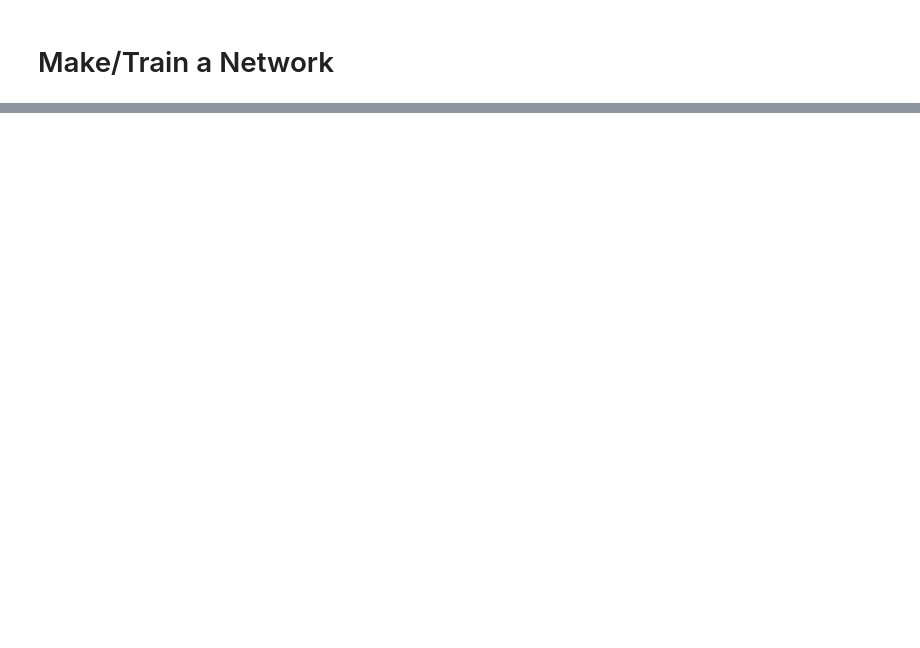
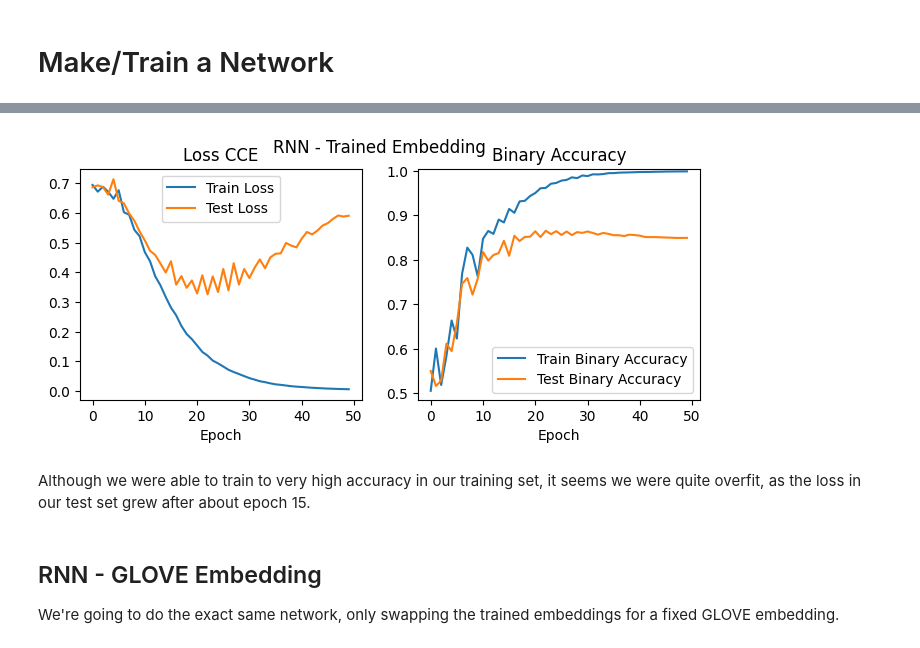
Before and after one commit to eliweissler/CSCI_5576_HW, a Jupyter notebook: assignment_3_keras_tf/problem4.ipynb, the cells around one changed output, grey strips where cells are left out. Cells and saved outputs as stored; diff of their text form; code cells hidden in the pictures; blank space fills up the shorter version.

```diff
--- a/assignment_3_keras_tf/problem4.ipynb
+++ b/assignment_3_keras_tf/problem4.ipynb
@@ -34,10 +41,10 @@ skip_top = 0
 
 # Only the num_words most frequent words are kept.
 # Anything less frequent is treated as oov
-num_words = 10000
+num_words = 20000
 
 # Maximum length of the review. Truncate past this point
-maxlen = None
+maxlen = 500
 
 # Random seed to make loading deterministic
 seed = 17
@@ -45,7 +52,7 @@ seed = 17
 # Retrieve the training sequences.
 (x_train, y_train), (x_test, y_test) = keras.datasets.imdb.load_data(
     start_char=start_char, oov_char=oov_char, index_from=index_from, seed=seed,
-    skip_top=skip_top, num_words=None, maxlen=maxlen
+    skip_top=skip_top, num_words=num_words, maxlen=maxlen
 )
 # Retrieve the word index file mapping words to indices
 word_index = keras.datasets.imdb.get_word_index()
@@ -148,13 +206,14 @@ array([    0,     4,     5, ..., 24996, 24998, 24999])
 # %%
-# 10000 most common words, plus the out of dictionary
+# 20000 most common words, plus the out of dictionary
 model = keras.Sequential([
-    keras.layers.Embedding(input_dim=10000, output_dim=16),
-    keras.layers.SimpleRNN(64, return_sequences=True, activation="relu"),
-    keras.layers.Dense(16, activation="relu"),
-    keras.layers.Dense(2, activation="sigmoid")
-    ], name="Simple RNN")
+    keras.layers.Embedding(input_dim=num_words+2, output_dim=100, mask_zero=True),
+    keras.layers.SimpleRNN(64, return_sequences=False),
+    keras.layers.Dropout(0.1),
+    keras.layers.Dense(64, activation="relu"),
+    keras.layers.Dense(1, activation="sigmoid")
+    ])
 model.build()
 model.compile(optimizer="adam", loss="binary_crossentropy",
-              metrics=[keras.metrics.CategoricalAccuracy()])
+              metrics=[keras.metrics.BinaryAccuracy()])
 model.summary()
 # %% [output]
@@ -177,0 +250,2 @@ _________________________________________________________________
+# %%
+history = model.fit(x_train, y_train, batch_size=12000, epochs=50, validation_data=(x_test, y_test))
@@ -177,0 +276,25 @@ _________________________________________________________________
+# %%
+history_rnn = history
+f, ax = plt.subplots(ncols=2)
+f.set_size_inches(8,3)
+plt.suptitle("RNN - Trained Embedding")
+ax[0].plot(history.history["loss"], label="Train Loss")
+ax[0].set_title("Loss CCE")
+ax[0].plot(history.history["val_loss"], label="Test Loss")
+# ax[0].set_yscale("log")
+ax[0].set_xlabel("Epoch")
+ax[0].legend()
+ax[1].plot(history.history["binary_accuracy"], label="Train Binary Accuracy")
+ax[1].set_xlabel("Epoch")
+ax[1].set_title("Binary Accuracy")
+ax[1].plot(history.history["val_binary_accuracy"], label="Test Binary Accuracy")
+ax[1].set_ylim(min(history.history["binary_accuracy"])-0.02, 1.005)
+ax[1].legend();
+# %% [output]
+[figure, added]
+# %% [markdown]
+Although we were able to train to very high accuracy in our training set, it seems we were quite overfit, as the loss in our test set grew after about epoch 15.
+# %% [markdown]
+## RNN - GLOVE Embedding
+
+We're going to do the exact same network, only swapping the trained embeddings for a fixed GLOVE embedding.
```
Also changed, not shown: parts of 31 cells of this notebook, 2 other files.
